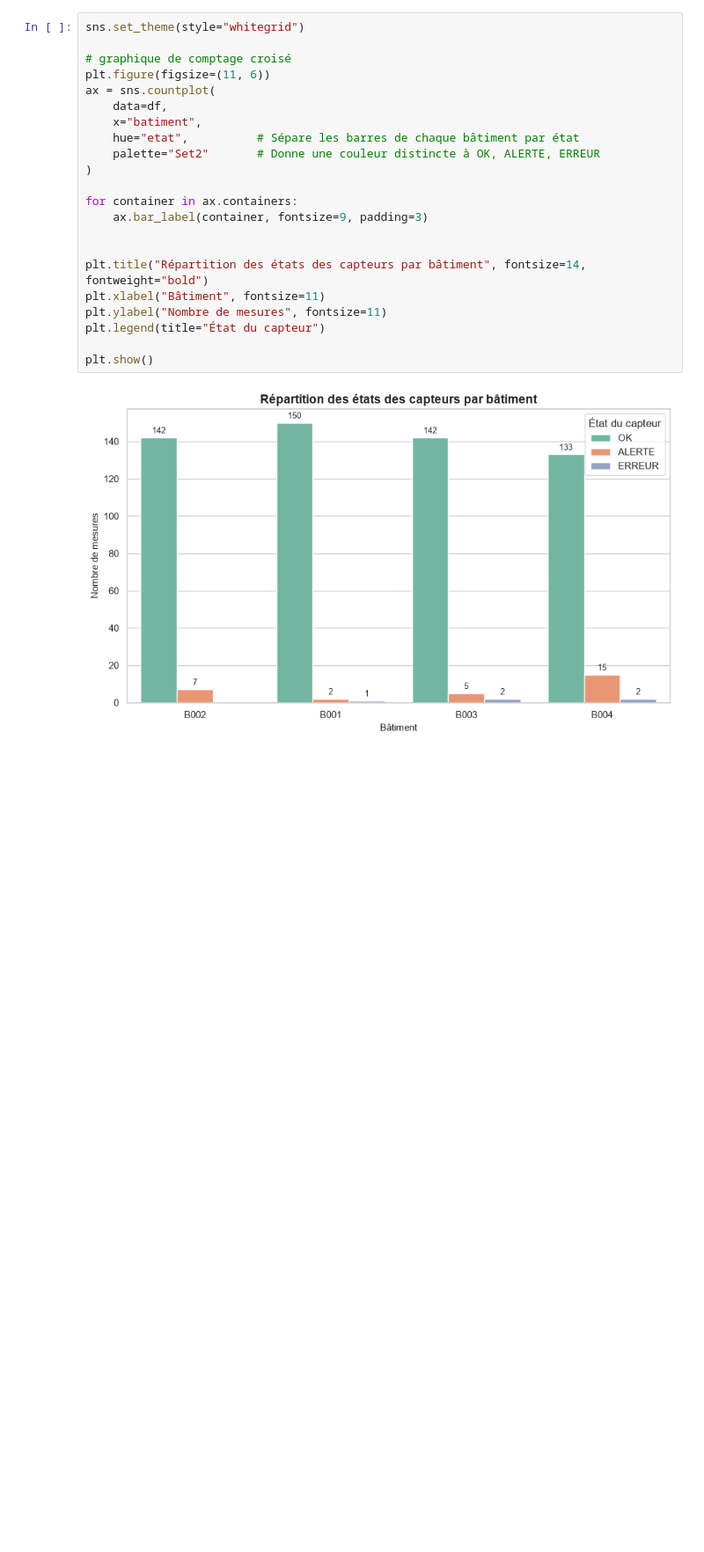
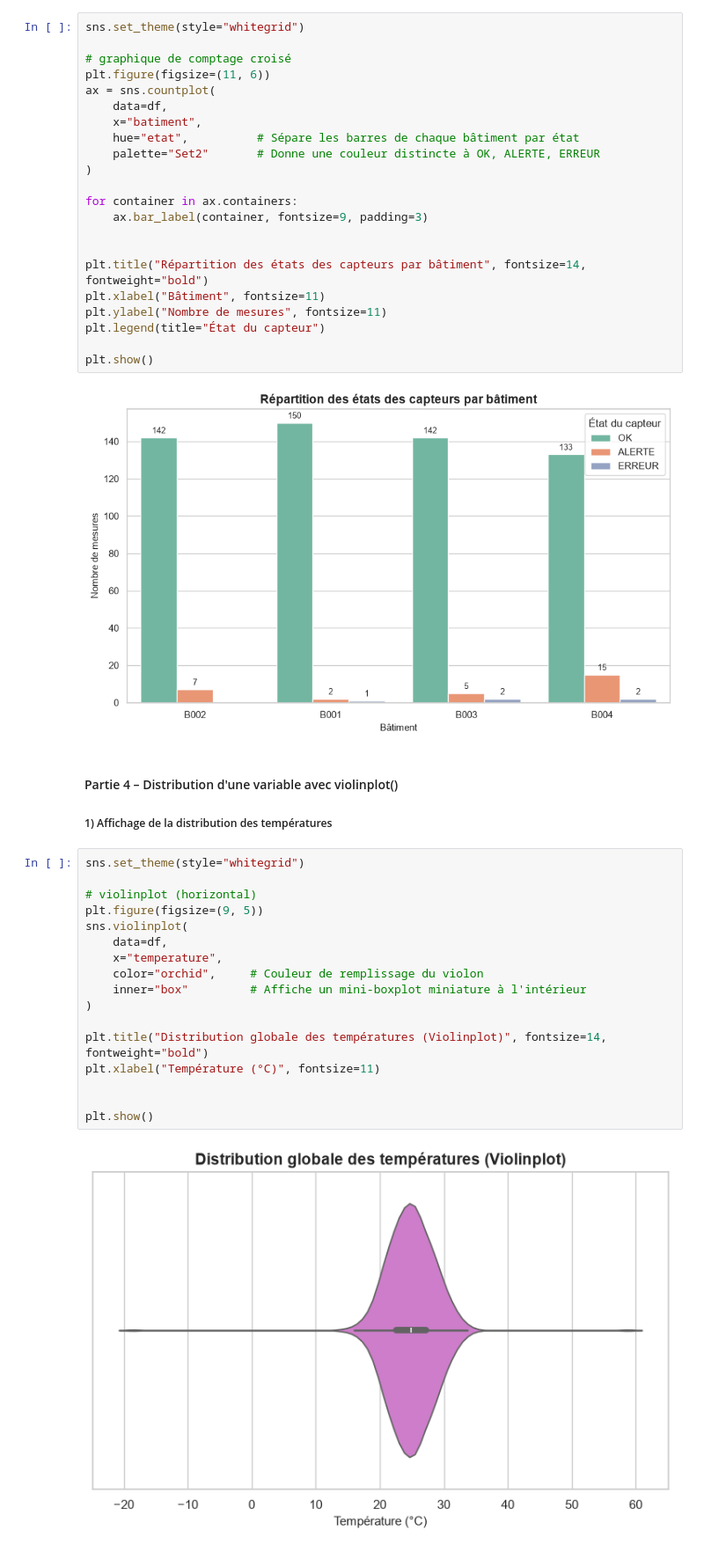
Before and after one commit to cheikhahmedtidiane/atelier_seaborn_iot, a Jupyter notebook: notebooks/atelier_seaborn_iot.ipynb, the cells around one changed output. Shown at 88% size. Saved outputs shown, nothing was run; the diff lists cells and outputs as text; blank space fills up the shorter version.

Commit message:
Partie 4 – Distribution d'une variable avec violinplot()

```diff
--- a/notebooks/atelier_seaborn_iot.ipynb
+++ b/notebooks/atelier_seaborn_iot.ipynb
@@ -337,3 +337,25 @@ plt.legend(title="État du capteur")
 plt.show()
 # %% [output]
 [figure]
+# %% [markdown]
+#### Partie 4 – Distribution d'une variable avec violinplot()
+##### 1) Affichage de la distribution des températures
+# %%
+sns.set_theme(style="whitegrid")
+
+# violinplot (horizontal)
+plt.figure(figsize=(9, 5))
+sns.violinplot(
+    data=df,
+    x="temperature",
+    color="orchid",     # Couleur de remplissage du violon
+    inner="box"         # Affiche un mini-boxplot miniature à l'intérieur
+)
+
+plt.title("Distribution globale des températures (Violinplot)", fontsize=14, fontweight="bold")
+plt.xlabel("Température (°C)", fontsize=11)
+
+
+plt.show()
+# %% [output]
+[figure, added]
```
Also changed, not shown: parts of 3 cells of this notebook.
